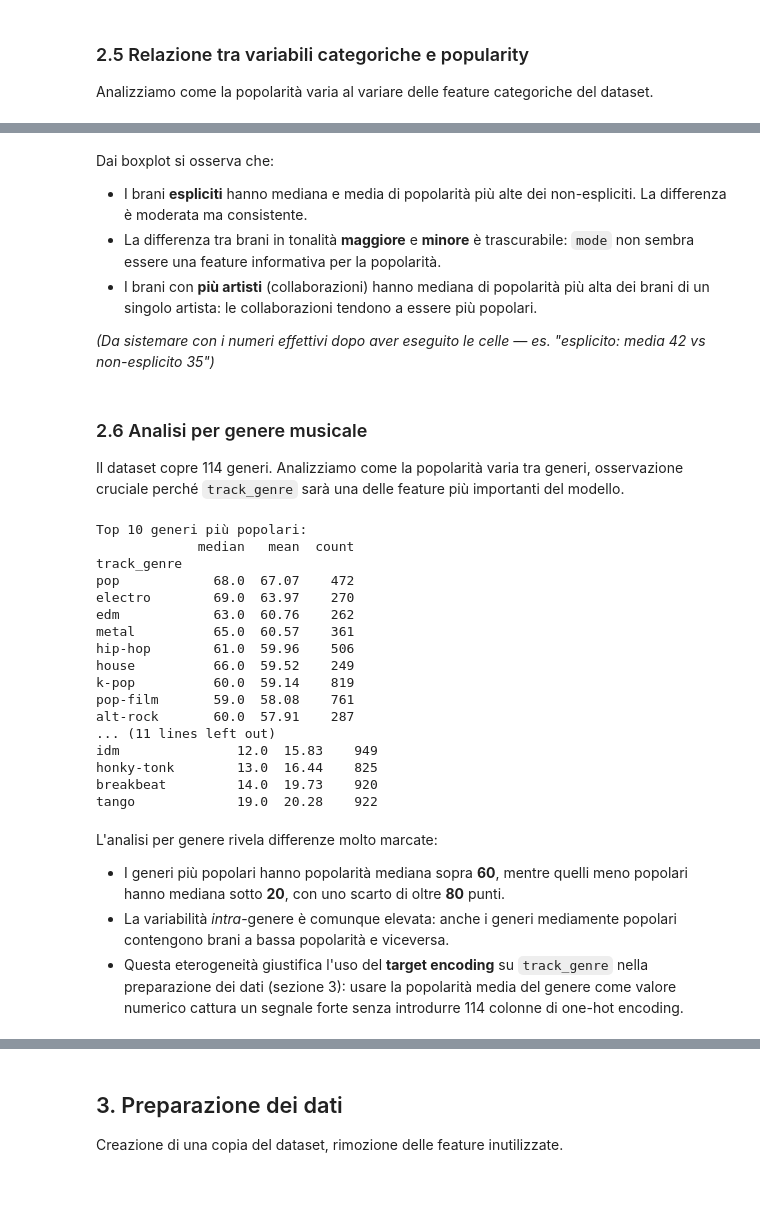
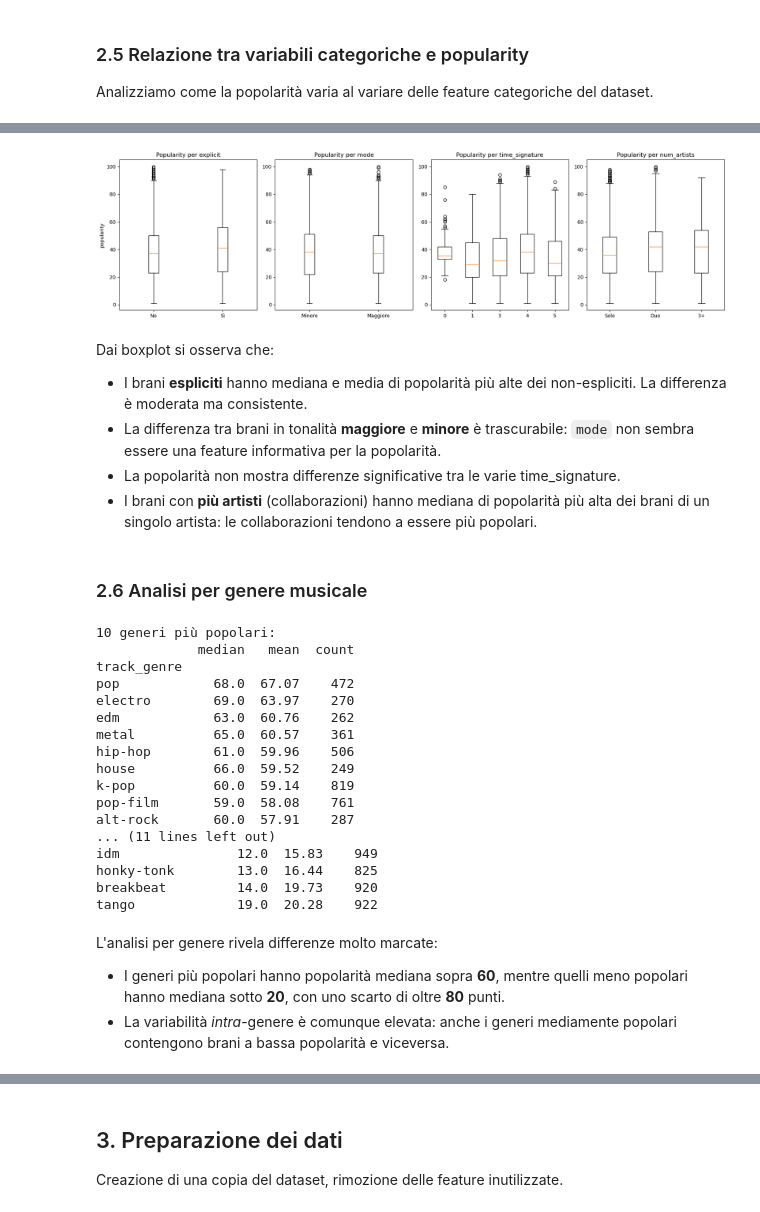
Before and after one commit to PADIprojects/Spotify-Track-Popularity-Prediction, a Jupyter notebook: track_popularity_prediction.ipynb, the cells around one changed output, grey strips where cells are left out. Drawn from its saved outputs; the diff is of its cells as text; code cells hidden in the pictures.

```diff
--- a/track_popularity_prediction.ipynb
+++ b/track_popularity_prediction.ipynb
@@ -396,15 +332,51 @@ Gruppo (3+)    39.45    42.0   5672
+# %%
+fig, axes = plt.subplots(1, 4, figsize=(18, 5))
+
+# explicit
+axes[0].boxplot(
+    [df[df['explicit'] == False]['popularity'], df[df['explicit'] == True]['popularity']],
+    labels=['No', 'Sì']
+)
+axes[0].set_title('Popularity per explicit')
+axes[0].set_ylabel('popularity')
+
+# mode
+axes[1].boxplot(
+    [df[df['mode'] == 0]['popularity'], df[df['mode'] == 1]['popularity']],
+    labels=['Minore', 'Maggiore']
+)
+axes[1].set_title('Popularity per mode')
+
+# time_signature
+ts_values = sorted(df['time_signature'].unique())
+ts_data = [df[df['time_signature'] == ts]['popularity'] for ts in ts_values]
+axes[2].boxplot(ts_data, labels=[str(int(ts)) for ts in ts_values])
+axes[2].set_title('Popularity per time_signature')
+
+# num_artists
+na_values = [1, 2, 3]
+na_labels = ['Solo', 'Duo', '3+']
+na_data = [
+    df[df['num_artists'] == 1]['popularity'],
+    df[df['num_artists'] == 2]['popularity'],
+    df[df['num_artists'] >= 3]['popularity']
+]
+axes[3].boxplot(na_data, labels=na_labels)
+axes[3].set_title('Popularity per num_artists')
+
+plt.tight_layout()
+plt.show()
+# %% [output]
+[figure, added]
 # %% [markdown]
 Dai boxplot si osserva che:
 
 - I brani **espliciti** hanno mediana e media di popolarità più alte dei non-espliciti. La differenza è moderata ma consistente.
 - La differenza tra brani in tonalità **maggiore** e **minore** è trascurabile: `mode` non sembra essere una feature informativa per la popolarità.
+- La popolarità non mostra differenze significative tra le varie time_signature.
 - I brani con **più artisti** (collaborazioni) hanno mediana di popolarità più alta dei brani di un singolo artista: le collaborazioni tendono a essere più popolari.
-
-*(Da sistemare con i numeri effettivi dopo aver eseguito le celle — es. "esplicito: media 42 vs non-esplicito 35")*
-# %% [markdown]
-### 2.6 Analisi per genere musicale
-
-Il dataset copre 114 generi. Analizziamo come la popolarità varia tra generi, osservazione cruciale perché `track_genre` sarà una delle feature più importanti del modello.
+# %% [markdown]
+### 2.6 Analisi per genere musicale
 # %%
 genre_stats = (
     df.groupby('track_genre', observed=True)['popularity']
@@ -412,13 +384,13 @@ genre_stats = (
     .round(2)
 )
 
-print("Top 10 generi più popolari:")
+print("10 generi più popolari:")
 print(genre_stats.sort_values('mean', ascending=False).head(10).to_string())
 
-print("\nBottom 10 generi meno popolari:")
+print("\n10 generi meno popolari:")
 print(genre_stats.sort_values('mean', ascending=True).head(10).to_string())
 # %% [output]
-Top 10 generi più popolari:
+10 generi più popolari:
              median   mean  count
 track_genre
 pop            68.0  67.07    472
@@ -440,7 +412,6 @@ L'analisi per genere rivela differenze molto marcate:
 
 - I generi più popolari hanno popolarità mediana sopra **60**, mentre quelli meno popolari hanno mediana sotto **20**, con uno scarto di oltre **80** punti.
 - La variabilità *intra*-genere è comunque elevata: anche i generi mediamente popolari contengono brani a bassa popolarità e viceversa.
-- Questa eterogeneità giustifica l'uso del **target encoding** su `track_genre` nella preparazione dei dati (sezione 3): usare la popolarità media del genere come valore numerico cattura un segnale forte senza introdurre 114 colonne di one-hot encoding.
 # %% [markdown]
 ### 2.7 Conclusioni dell'analisi dei dati
 
```
Also changed, not shown: parts of 42 cells of this notebook.
